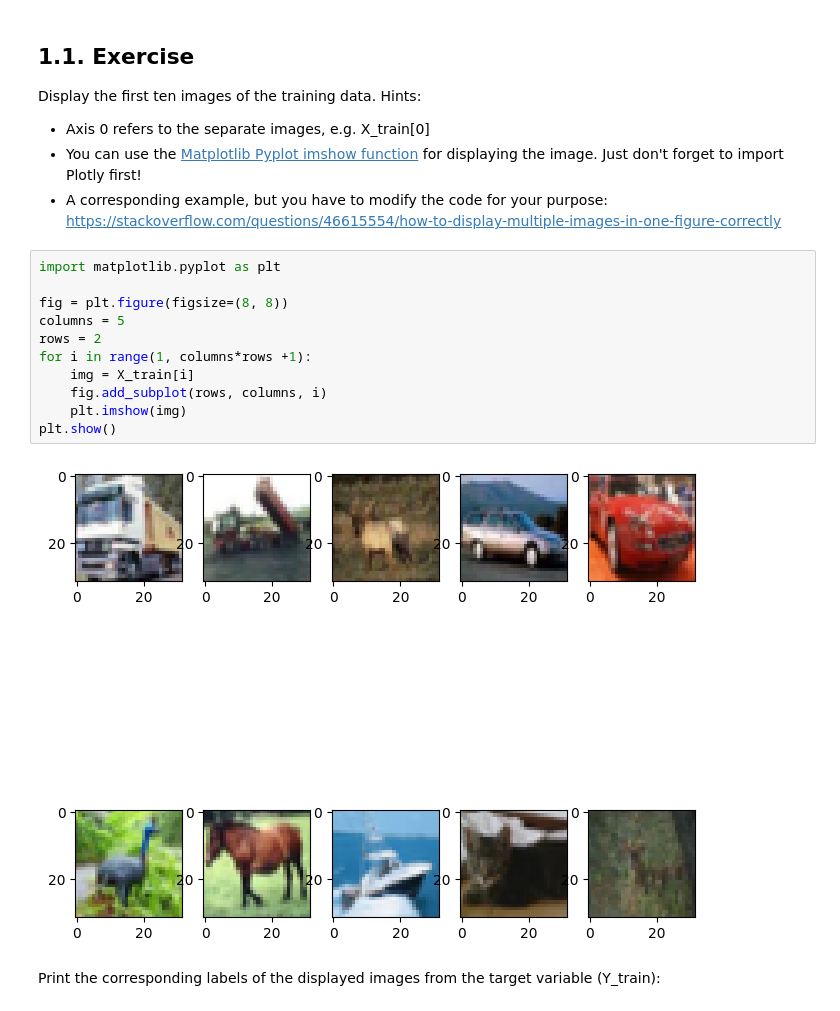
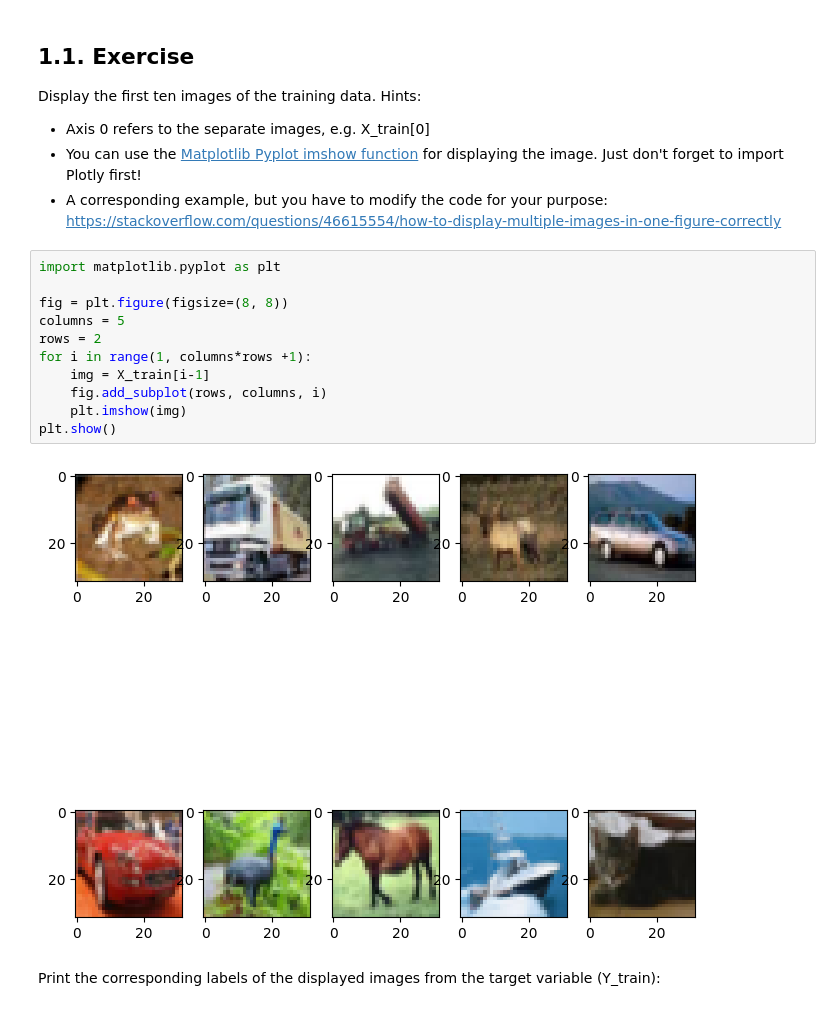
Before and after one commit to DhyeyMavani2003/dhyey-AIT-deep-learning-assignments-repo, a Jupyter notebook: Dhyey_Mavani_Copy_of_04_AIT_MLP_CIFAR10_exercise.ipynb, the cells around one changed output. Drawn from its saved outputs; the diff is of its cells as text.

Commit message:
Dhyey Mavani Final Run on T4 GPU with images fixed

```diff
--- a/Dhyey_Mavani_Copy_of_04_AIT_MLP_CIFAR10_exercise.ipynb
+++ b/Dhyey_Mavani_Copy_of_04_AIT_MLP_CIFAR10_exercise.ipynb
@@ -44,16 +44,16 @@ Display the first ten images of the training data. Hints:
 # %%
 import matplotlib.pyplot as plt
 
 fig = plt.figure(figsize=(8, 8))
 columns = 5
 rows = 2
 for i in range(1, columns*rows +1):
-    img = X_train[i]
+    img = X_train[i-1]
     fig.add_subplot(rows, columns, i)
     plt.imshow(img)
 plt.show()
 # %% [output]
-[figure, old version]
+[figure, new version]
 # %% [markdown]
 Print the corresponding labels of the displayed images from the target variable (Y_train):
 # %%
```
